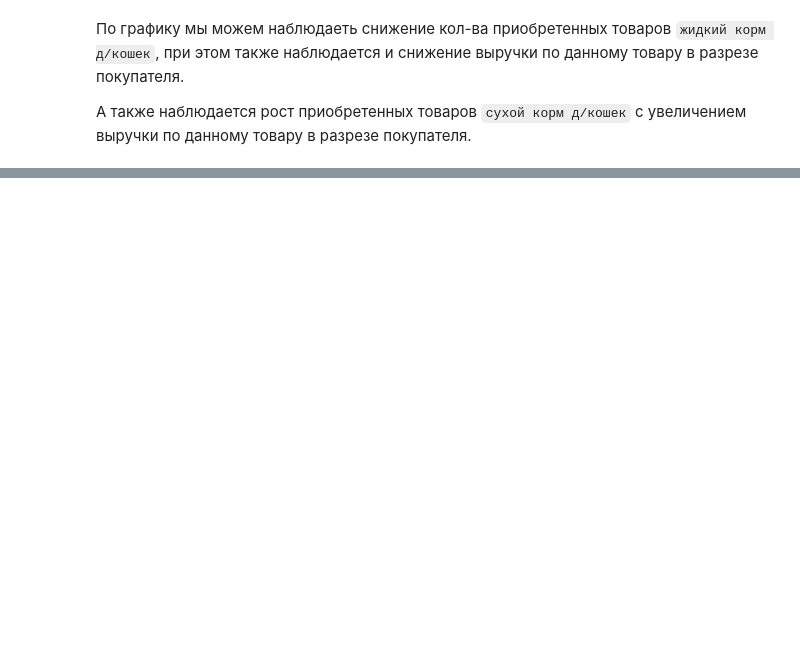
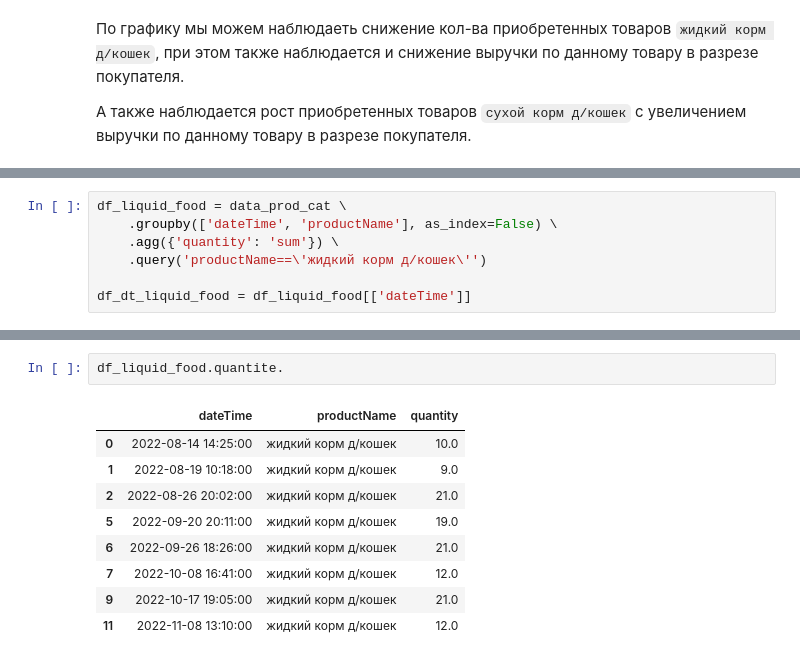
Before and after one commit to tabbols95/Purchase_analysis, a Jupyter notebook: purchase_analysis_data.ipynb, the cells around one changed output, grey strips where cells are left out. Saved outputs shown, nothing was run; the diff lists cells and outputs as text; blank space fills up the shorter version.

```diff
--- a/purchase_analysis_data.ipynb
+++ b/purchase_analysis_data.ipynb
@@ -251,0 +296,7 @@ plt.show()
+# %%
+df_liquid_food = data_prod_cat \
+    .groupby(['dateTime', 'productName'], as_index=False) \
+    .agg({'quantity': 'sum'}) \
+    .query('productName==\'жидкий корм д/кошек\'')
+
+df_dt_liquid_food = df_liquid_food[['dateTime']]
@@ -251,0 +315,12 @@ plt.show()
+# %%
+df_liquid_food.quantite.
+# %% [output]
+|  | dateTime | productName | quantity |
+| 0 | 2022-08-14 14:25:00 | жидкий корм д/кошек | 10.0 |
+| 1 | 2022-08-19 10:18:00 | жидкий корм д/кошек | 9.0 |
+| 2 | 2022-08-26 20:02:00 | жидкий корм д/кошек | 21.0 |
+| 5 | 2022-09-20 20:11:00 | жидкий корм д/кошек | 19.0 |
+| 6 | 2022-09-26 18:26:00 | жидкий корм д/кошек | 21.0 |
+| 7 | 2022-10-08 16:41:00 | жидкий корм д/кошек | 12.0 |
+| 9 | 2022-10-17 19:05:00 | жидкий корм д/кошек | 21.0 |
+| 11 | 2022-11-08 13:10:00 | жидкий корм д/кошек | 12.0 |
```
Also changed, not shown: parts of 45 cells of this notebook.
